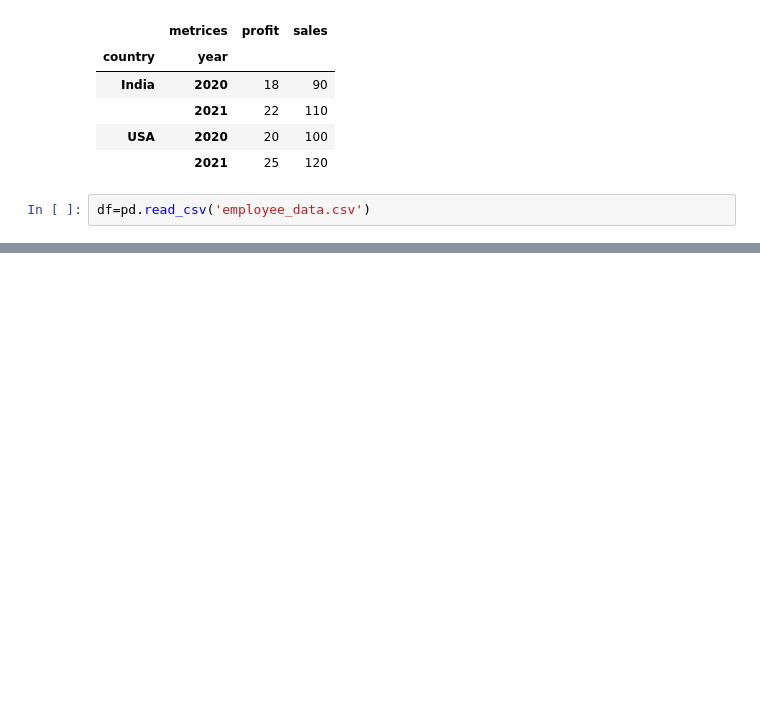
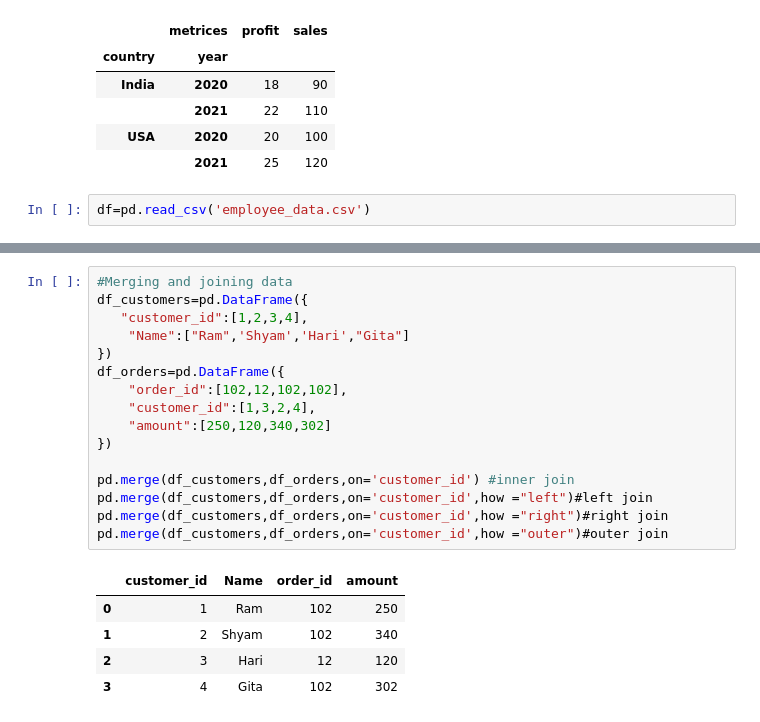
Before and after one commit to Tdeflash12/Prime, a Jupyter notebook: pandas_tutorial.ipynb, the cells around one changed output, grey strips where cells are left out. Saved outputs shown, nothing was run; the diff lists cells and outputs as text; blank space fills up the shorter version.

```diff
--- a/pandas_tutorial.ipynb
+++ b/pandas_tutorial.ipynb
@@ -537,0 +525,22 @@ df.plot()
+# %%
+#Merging and joining data
+df_customers=pd.DataFrame({
+   "customer_id":[1,2,3,4],
+    "Name":["Ram",'Shyam','Hari',"Gita"]
+})
+df_orders=pd.DataFrame({
+    "order_id":[102,12,102,102],
+    "customer_id":[1,3,2,4],
+    "amount":[250,120,340,302]
+})
+
+pd.merge(df_customers,df_orders,on='customer_id') #inner join
+pd.merge(df_customers,df_orders,on='customer_id',how ="left")#left join
+pd.merge(df_customers,df_orders,on='customer_id',how ="right")#right join
+pd.merge(df_customers,df_orders,on='customer_id',how ="outer")#outer join
+# %% [output]
+|  | customer_id | Name | order_id | amount |
+| 0 | 1 | Ram | 102 | 250 |
+| 1 | 2 | Shyam | 102 | 340 |
+| 2 | 3 | Hari | 12 | 120 |
+| 3 | 4 | Gita | 102 | 302 |
```
Also changed, not shown: parts of 6 cells of this notebook, 2 other files.
